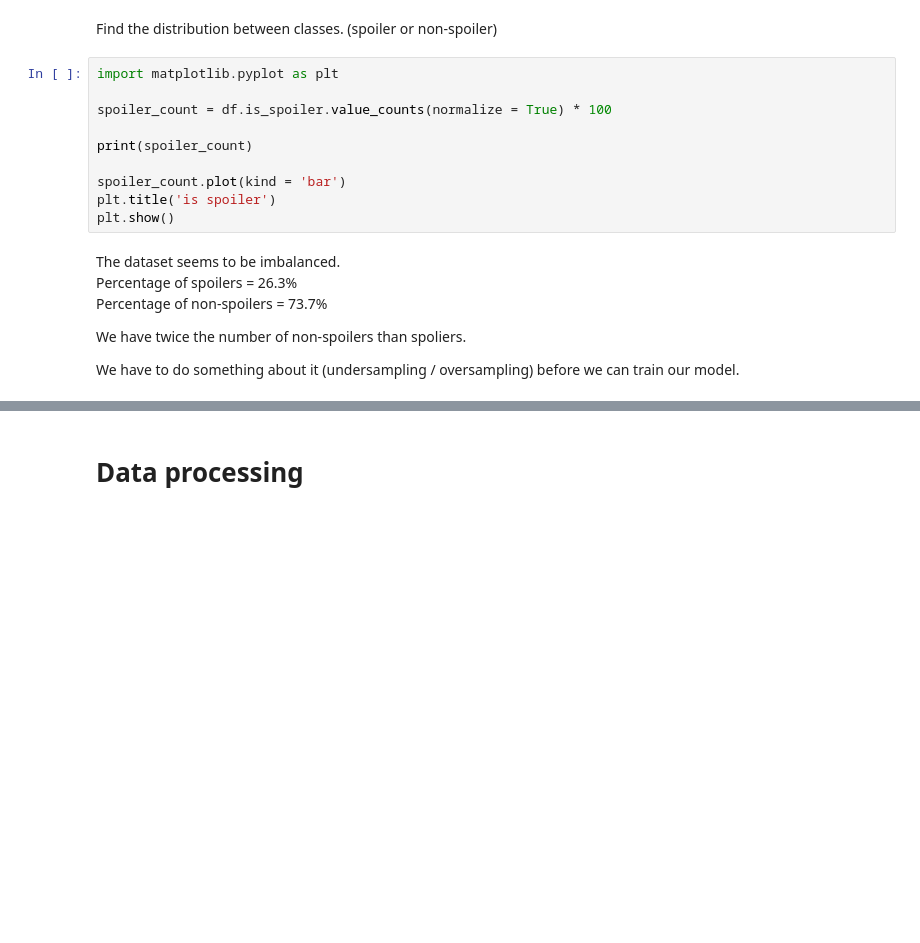
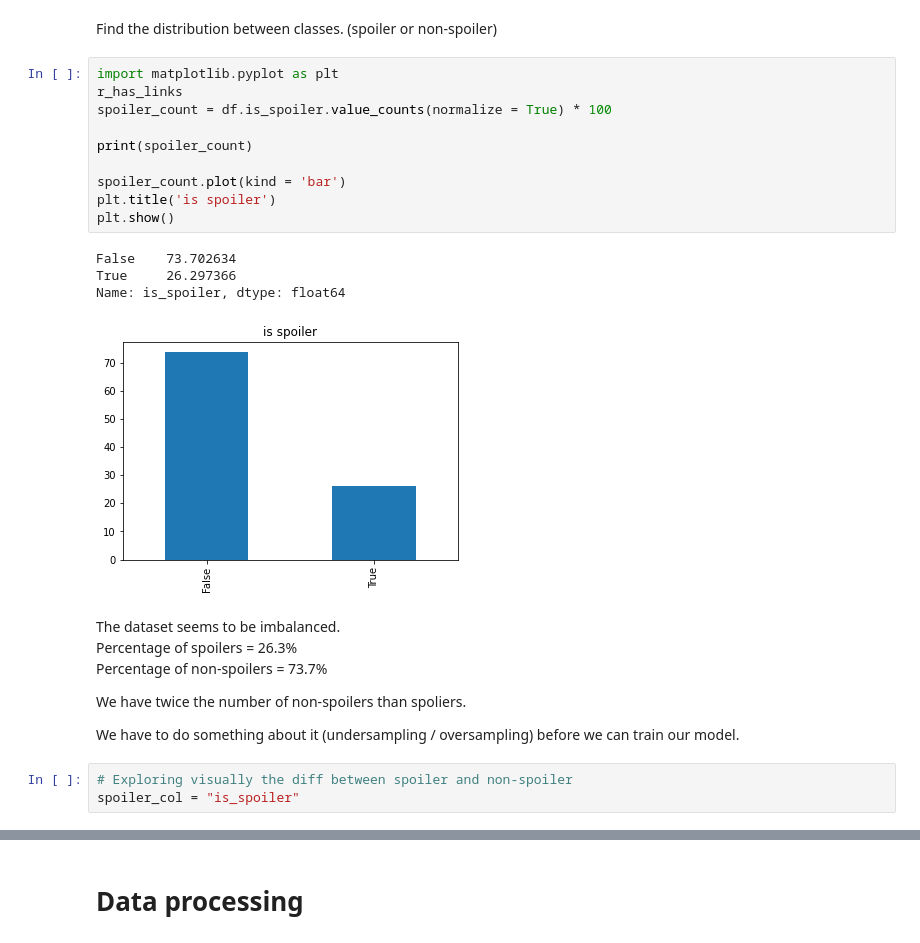
Before and after one commit to hjunleon/CS3244, a Jupyter notebook: project/project.ipynb, the cells around one changed output, grey strips where cells are left out. Cells and saved outputs as stored; diff of their text form; blank space fills up the shorter version.

```diff
--- a/project/project.ipynb
+++ b/project/project.ipynb
@@ -120,14 +220,19 @@ Find the distribution between classes.
 (spoiler or non-spoiler)
 # %%
 import matplotlib.pyplot as plt
-
+r_has_links
 spoiler_count = df.is_spoiler.value_counts(normalize = True) * 100
 
 print(spoiler_count)
 
 spoiler_count.plot(kind = 'bar')
 plt.title('is spoiler')
 plt.show()
+# %% [output]
+False    73.702634
+True     26.297366
+Name: is_spoiler, dtype: float64
+[figure, added]
 # %% [markdown]
 The dataset seems to be imbalanced. <br>
 Percentage of spoilers = 26.3% <br>
@@ -136,3 +241,6 @@ Percentage of non-spoilers = 73.7% <br>
 We have twice the number of non-spoilers than spoliers. <br>
 
 We have to do something about it (undersampling / oversampling) before we can train our model. <br>
+# %%
+# Exploring visually the diff between spoiler and non-spoiler
+spoiler_col = "is_spoiler"
```
Also changed, not shown: parts of 60 cells of this notebook.
